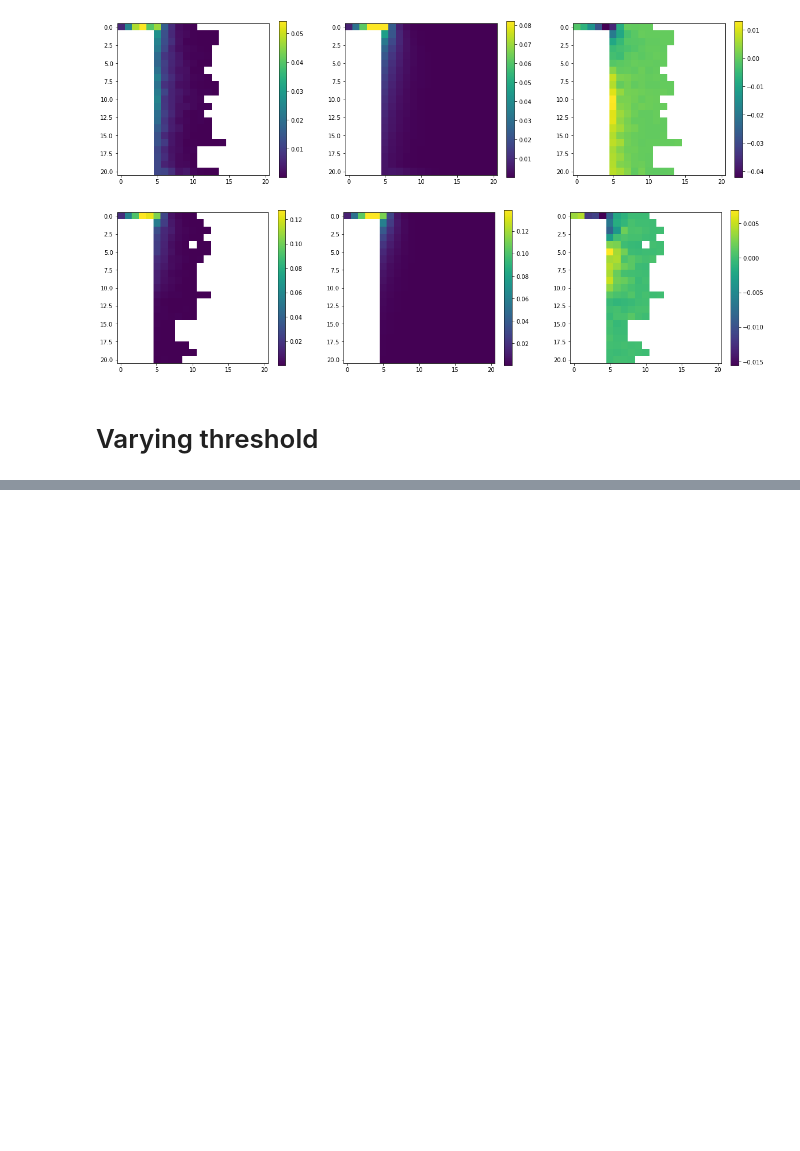
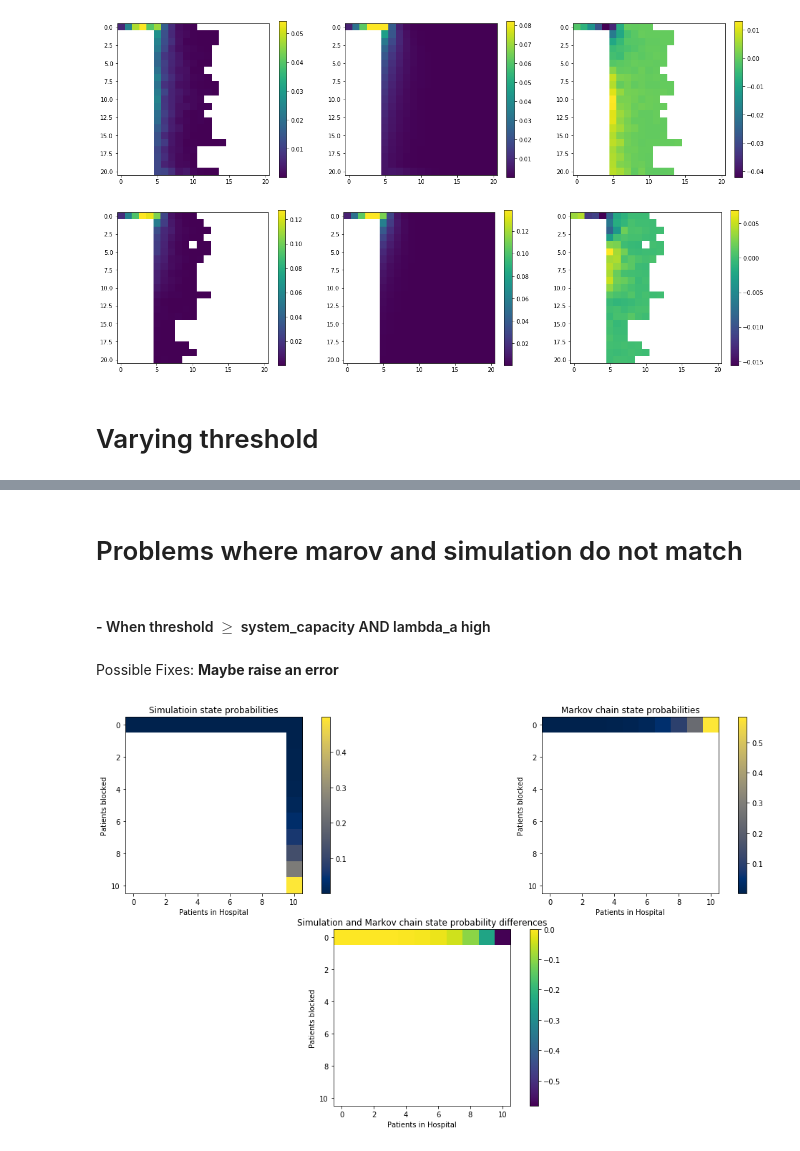
Before and after one commit to MichalisPanayides/AmbulanceDecisionGame, a Jupyter notebook: nbs/results/Comparisons/Compare_state_probabilities.ipynb, the cells around one changed output, grey strips where cells are left out. Cells and saved outputs as stored; diff of their text form; code cells hidden in the pictures; blank space fills up the shorter version.

```diff
--- a/nbs/results/Comparisons/Compare_state_probabilities.ipynb
+++ b/nbs/results/Comparisons/Compare_state_probabilities.ipynb
@@ -107,0 +106,11 @@ for threshold in threshold_space:
+# %% [markdown]
+# Problems where marov and simulation do not match
+# %% [markdown]
+#### - When threshold $\geq$ system_capacity AND lambda_a high
+# %% [markdown]
+Possible Fixes: **Maybe raise an error**
+# %%
+plt.figure(figsize=(20,10))
+abg.get_heatmaps(lambda_a=1, lambda_o=0.2, mu=0.1, num_of_servers=5, threshold=11, system_capacity=10, parking_capacity=10, runtime=10000, num_of_trials=10)
+# %% [output]
+[figure, added]
```
Also changed, not shown: parts of 8 cells of this notebook, 4 other files.
